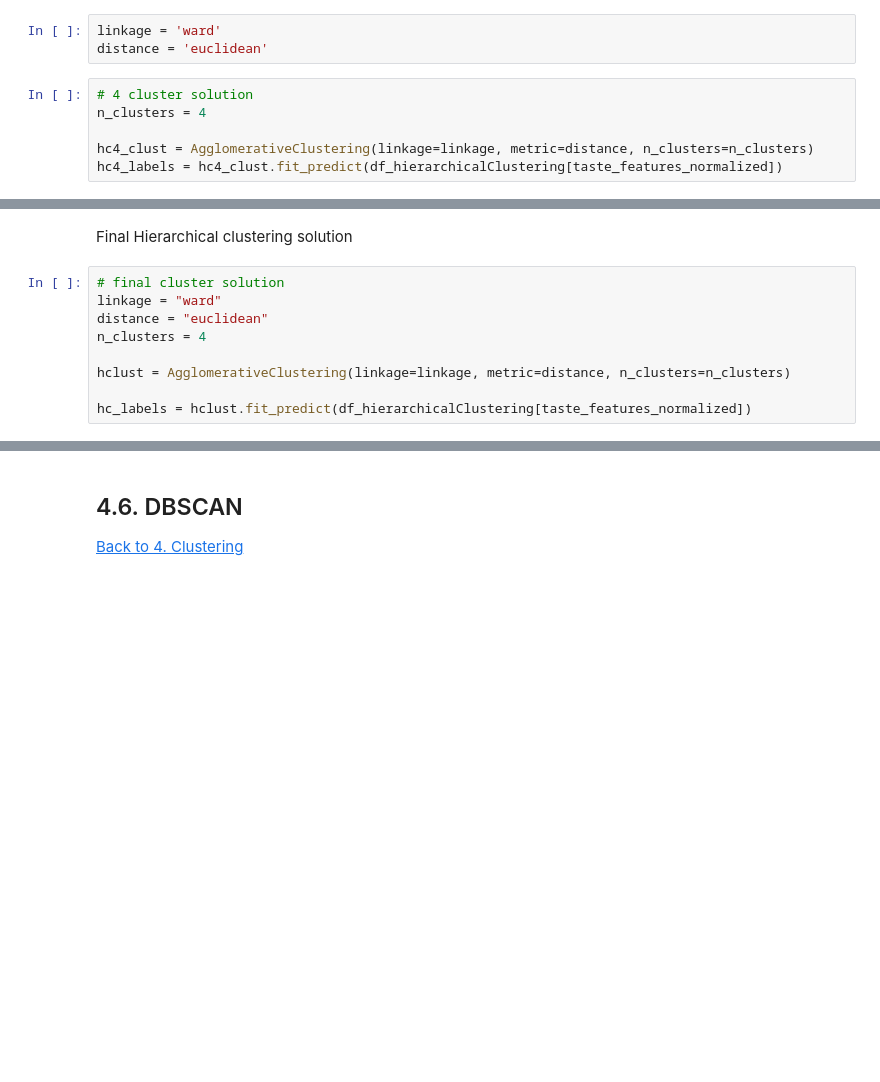
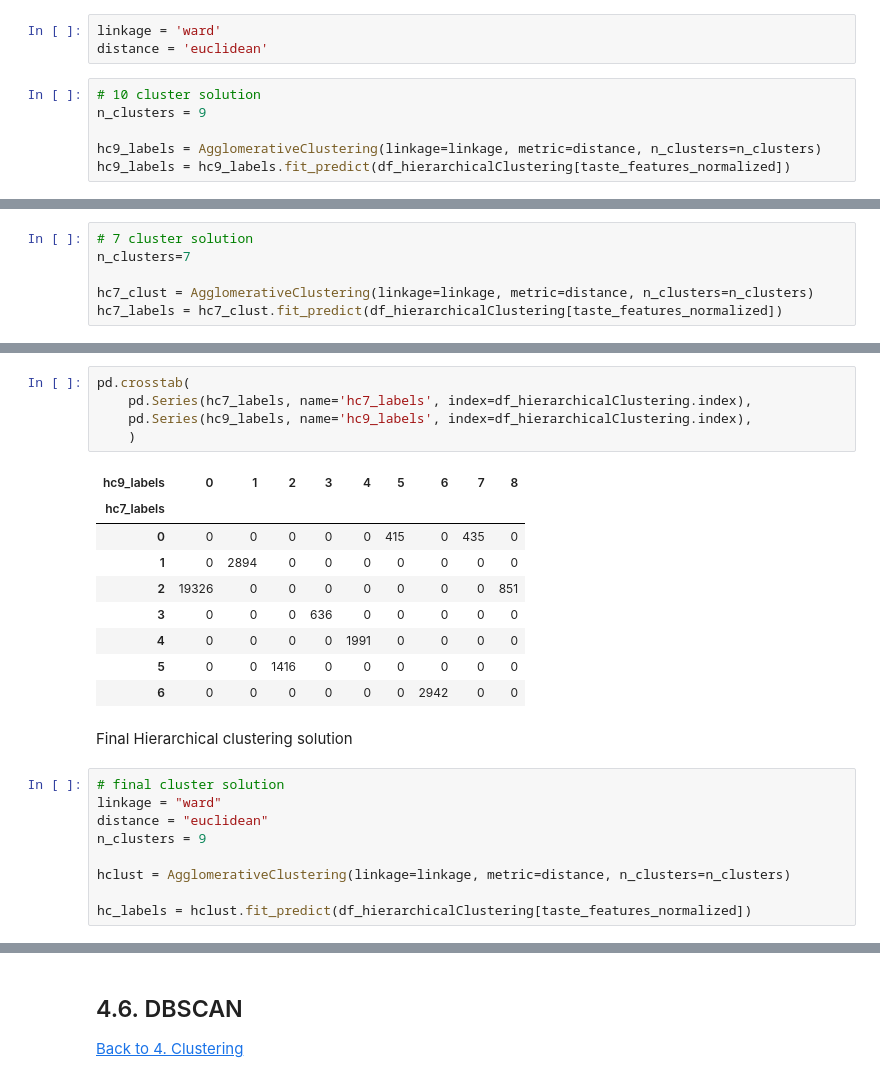
Before and after one commit to SvenGoerdes/CustomerSegmentationDataMining, a Jupyter notebook: deliverables/DM2425_Part2_10_02.ipynb, the cells around one changed output, grey strips where cells are left out. Drawn from its saved outputs; the diff is of its cells as text; blank space fills up the shorter version.

```diff
--- a/deliverables/DM2425_Part2_10_02.ipynb
+++ b/deliverables/DM2425_Part2_10_02.ipynb
@@ -688,9 +697,9 @@ Test cluster solution for different amount of clusters
 linkage = 'ward'
 distance = 'euclidean'
 # %%
-# 4 cluster solution
-n_clusters = 4
+# 10 cluster solution
+n_clusters = 9
 
-hc4_clust = AgglomerativeClustering(linkage=linkage, metric=distance, n_clusters=n_clusters)
-hc4_labels = hc4_clust.fit_predict(df_hierarchicalClustering[taste_features_normalized])
+hc9_labels = AgglomerativeClustering(linkage=linkage, metric=distance, n_clusters=n_clusters)
+hc9_labels = hc9_labels.fit_predict(df_hierarchicalClustering[taste_features_normalized])
 # %%
@@ -724,0 +760,6 @@ pd.crosstab(
+# %%
+# 7 cluster solution
+n_clusters=7
+
+hc7_clust = AgglomerativeClustering(linkage=linkage, metric=distance, n_clusters=n_clusters)
+hc7_labels = hc7_clust.fit_predict(df_hierarchicalClustering[taste_features_normalized])
@@ -725,10 +796,25 @@ pd.crosstab(
+# %%
+pd.crosstab(
+    pd.Series(hc7_labels, name='hc7_labels', index=df_hierarchicalClustering.index),
+    pd.Series(hc9_labels, name='hc9_labels', index=df_hierarchicalClustering.index),
+    )
+# %% [output]
+| hc9_labels | 0 | 1 | 2 | 3 | 4 | 5 | 6 | 7 | 8 |
+| hc7_labels |  |  |  |  |  |  |  |  |  |
+| 0 | 0 | 0 | 0 | 0 | 0 | 415 | 0 | 435 | 0 |
+| 1 | 0 | 2894 | 0 | 0 | 0 | 0 | 0 | 0 | 0 |
+| 2 | 19326 | 0 | 0 | 0 | 0 | 0 | 0 | 0 | 851 |
+| 3 | 0 | 0 | 0 | 636 | 0 | 0 | 0 | 0 | 0 |
+| 4 | 0 | 0 | 0 | 0 | 1991 | 0 | 0 | 0 | 0 |
+| 5 | 0 | 0 | 1416 | 0 | 0 | 0 | 0 | 0 | 0 |
+| 6 | 0 | 0 | 0 | 0 | 0 | 0 | 2942 | 0 | 0 |
 # %% [markdown]
 Final Hierarchical clustering solution
 # %%
 # final cluster solution
 linkage = "ward"
 distance = "euclidean"
-n_clusters = 4
+n_clusters = 9
 
 hclust = AgglomerativeClustering(linkage=linkage, metric=distance, n_clusters=n_clusters)
 
```
Also changed, not shown: parts of 17 cells of this notebook, 1 other file.
